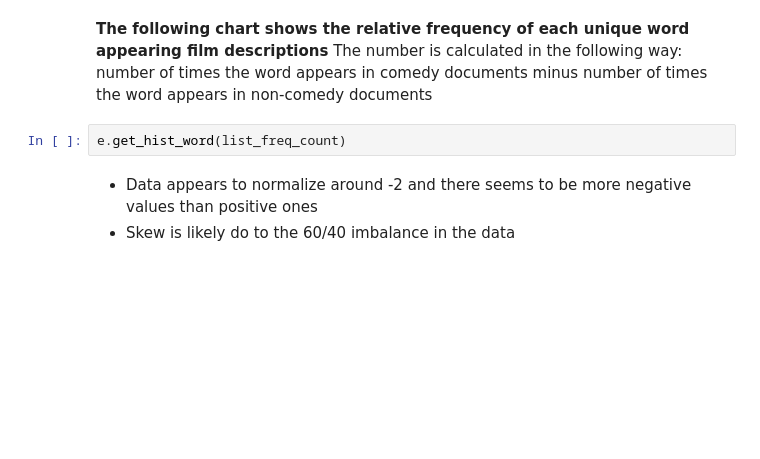
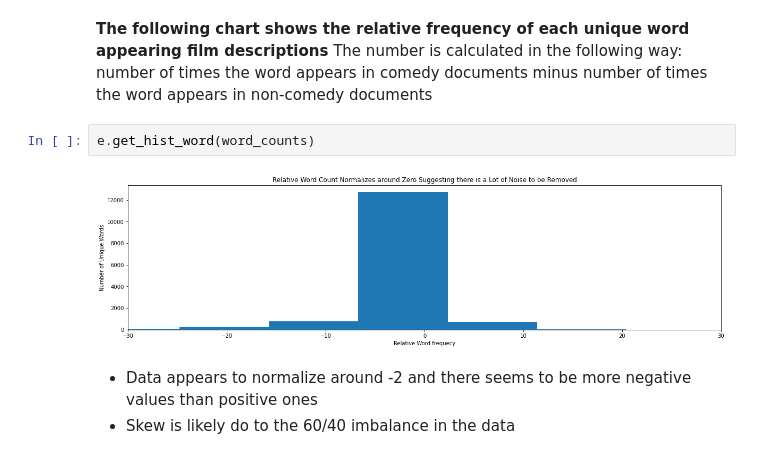
Before and after one commit to Johndsalas/netflix_genre_labeler, a Jupyter notebook: main.ipynb, the cells around one changed output. Cells and saved outputs as stored; diff of their text form; blank space fills up the shorter version.

```diff
--- a/main.ipynb
+++ b/main.ipynb
@@ -151,7 +150,9 @@ e.get_hist_doc(list_freq_doc)
 The number is calculated in the following way: <br>
 number of times the word appears in comedy documents minus number of times the word appears in non-comedy documents
 # %%
-e.get_hist_word(list_freq_count)
+e.get_hist_word(word_counts)
+# %% [output]
+[figure, added]
 # %% [markdown]
 * Data appears to normalize around -2 and there seems to be more negative values than positive ones
 * Skew is likely do to the 60/40 imbalance in the data
```
Also changed, not shown: parts of 22 cells of this notebook, 3 other files.
